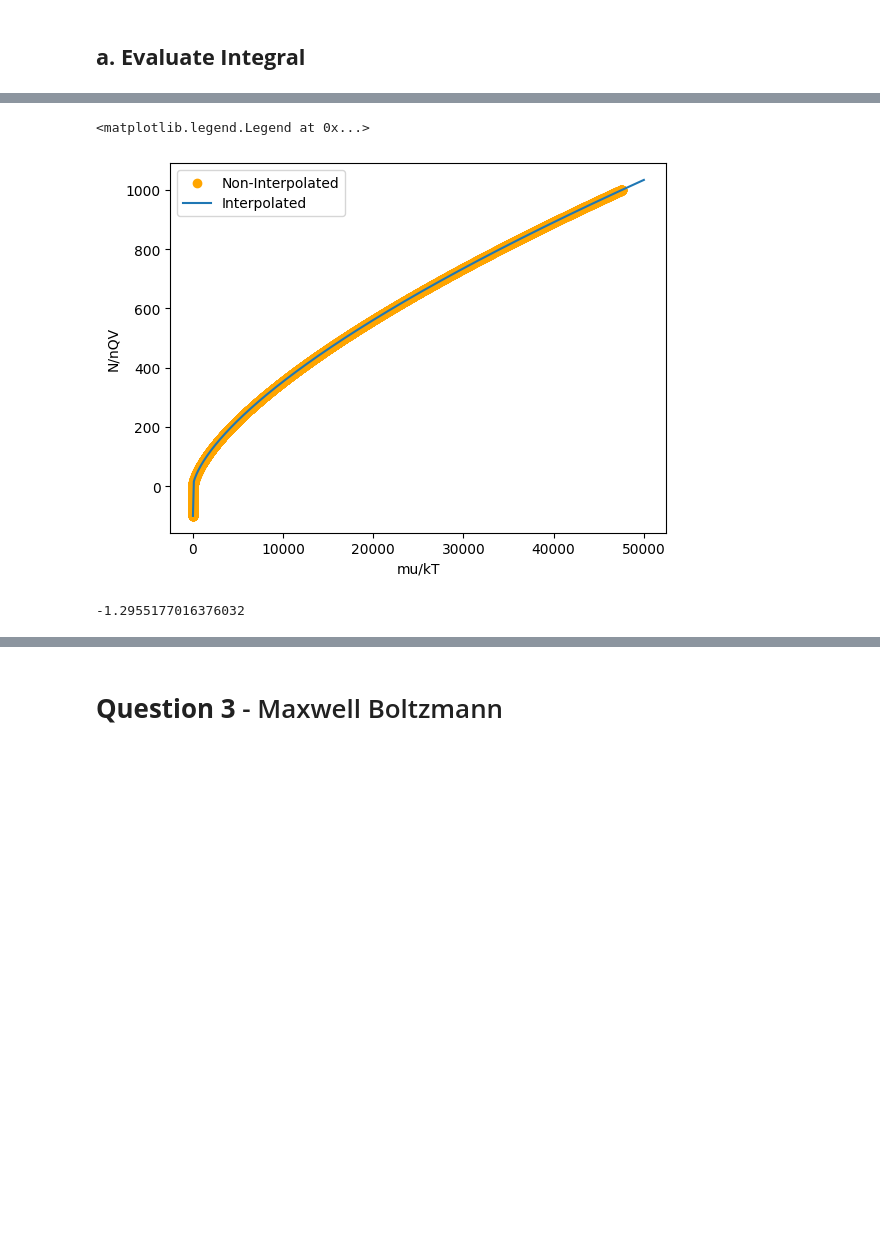
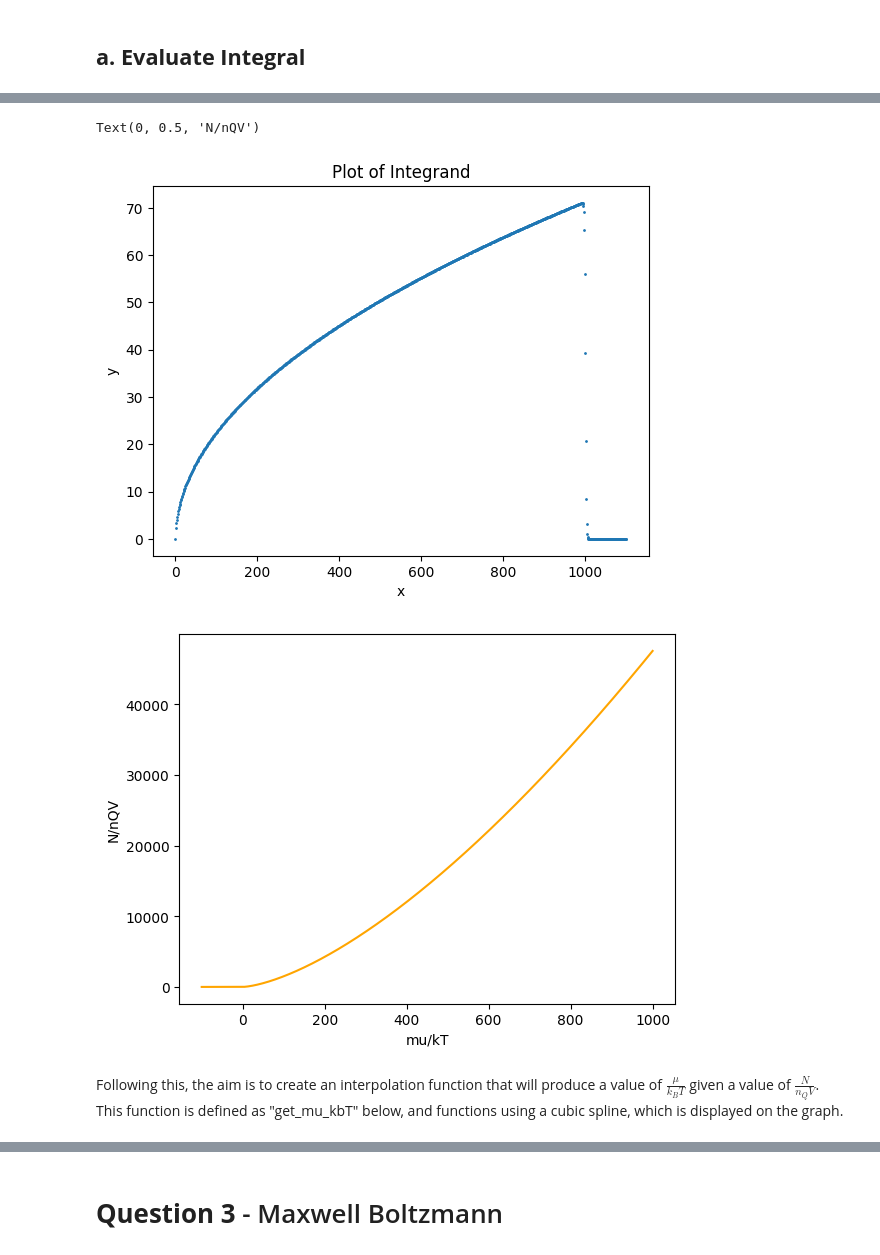
Before and after one commit to LFW25/PHYS512-Computational_Physics, a Jupyter notebook: Assignments/A2.ipynb, the cells around one changed output, grey strips where cells are left out. Saved outputs shown, nothing was run; the diff lists cells and outputs as text; code cells hidden in the pictures; blank space fills up the shorter version.

```diff
--- a/Assignments/A2.ipynb
+++ b/Assignments/A2.ipynb
@@ -150,50 +150,38 @@ The aim here is to vary $a = \frac{\mu}{k_BT}$ and get out some values of $\frac
 # %%
 import numpy as np
 import matplotlib.pyplot as plt
 from scipy.integrate import simpson
 import scipy as sc
 
 def integral(x, a):
     res = 4/np.sqrt(np.pi)*np.sqrt(x)/(1 + np.exp(x - a))
     return res
 
 a_list = np.linspace(-100, 1000, int(10E3)) # a = mu/kT, lower value is -600 since the function encounters overflow at lower values
 integral_list = []
 N = 1000 # Use 1000 x-points
 
 for a in a_list:
     x = np.linspace(0, a + 100, N) # Gaussian distribution of x-points since the function has a Gaussian-ish shape
     func_y_points = integral(x, a) # Get y-points of the function within the integrand
     integral_list.append(simpson(func_y_points, x))
 
 
 # Plot the values of the integrand
-# plt.figure(1)
-# plt.scatter(x, func_y_points, s = 1, label = f"a = {a}")
-# plt.title("RHS of Equation")
-# plt.xlabel("x")
-# plt.ylabel("y")
-
-spline = sc.interpolate.CubicSpline(integral_list, a_list)
-x_vals = np.linspace(0, 50000, 500)
+plt.figure(1)
+plt.scatter(x, func_y_points, s = 1, label = f"a = {a}")
+plt.title('Plot of Integrand')
+plt.xlabel("x")
+plt.ylabel("y")
 
 # Plot the LHS against the input mu/kT
 plt.figure(2)
-plt.scatter(integral_list, a_list, c = "orange", label = "Non-Interpolated")
+plt.plot(a_list, integral_list, c = "orange")
 plt.xlabel("mu/kT")
 plt.ylabel("N/nQV")
-plt.plot(x_vals, spline(x_vals), label = "Interpolated")
-plt.legend()
 # %% [output]
-<matplotlib.legend.Legend at 0x...>
+Text(0, 0.5, 'N/nQV')
-[figure, old version]
+[figure, new version]
+[figure, added]
-# %%
-def get_n_nQV(x):
-    spline = sc.interpolate.CubicSpline(integral_list, a_list)
-    interpolated_value = spline(x)
-
-    return interpolated_value
-
-print(get_n_nQV(0.5)) # Test the function
-# %% [output]
--1.2955177016376032
+# %% [markdown]
+ Following this, the aim is to create an interpolation function that will produce a value of $\frac{\mu}{k_BT}$ given a value of $\frac{N}{n_QV}$. This function is defined as "get_mu_kbT" below, and functions using a cubic spline, which is displayed on the graph.
```
Also changed, not shown: parts of 6 cells of this notebook.
